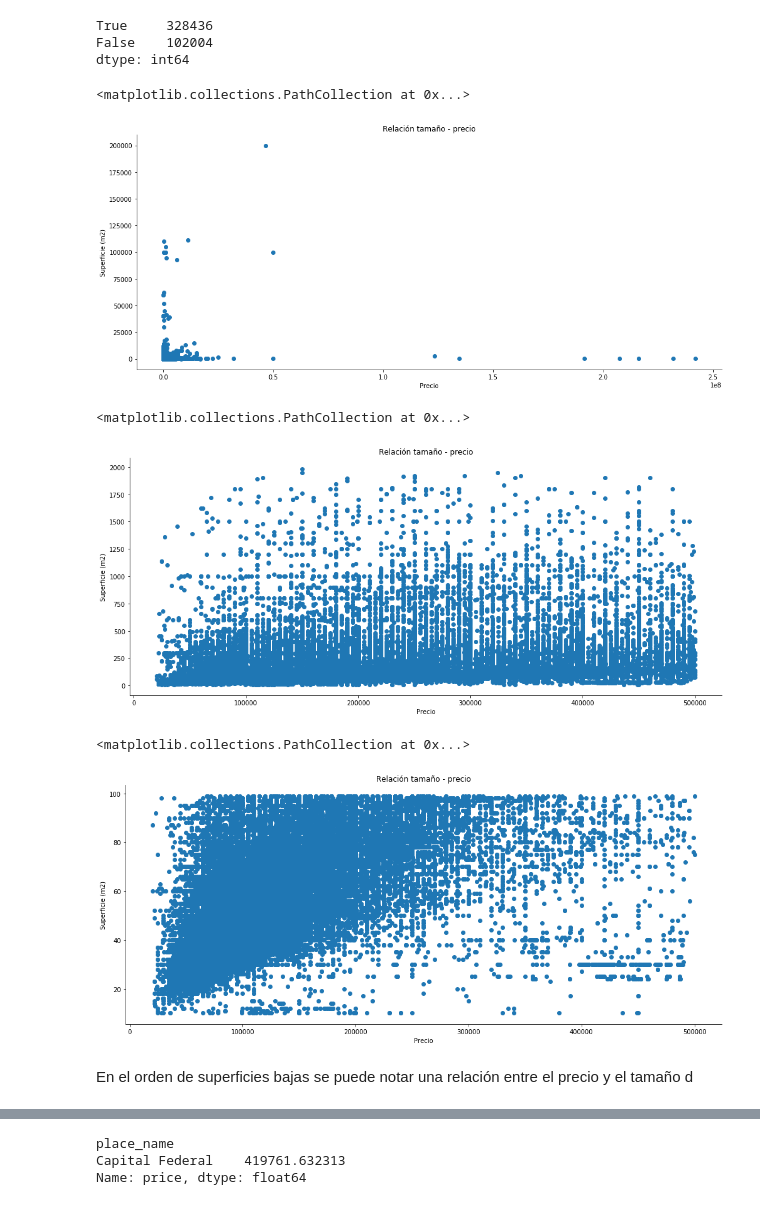
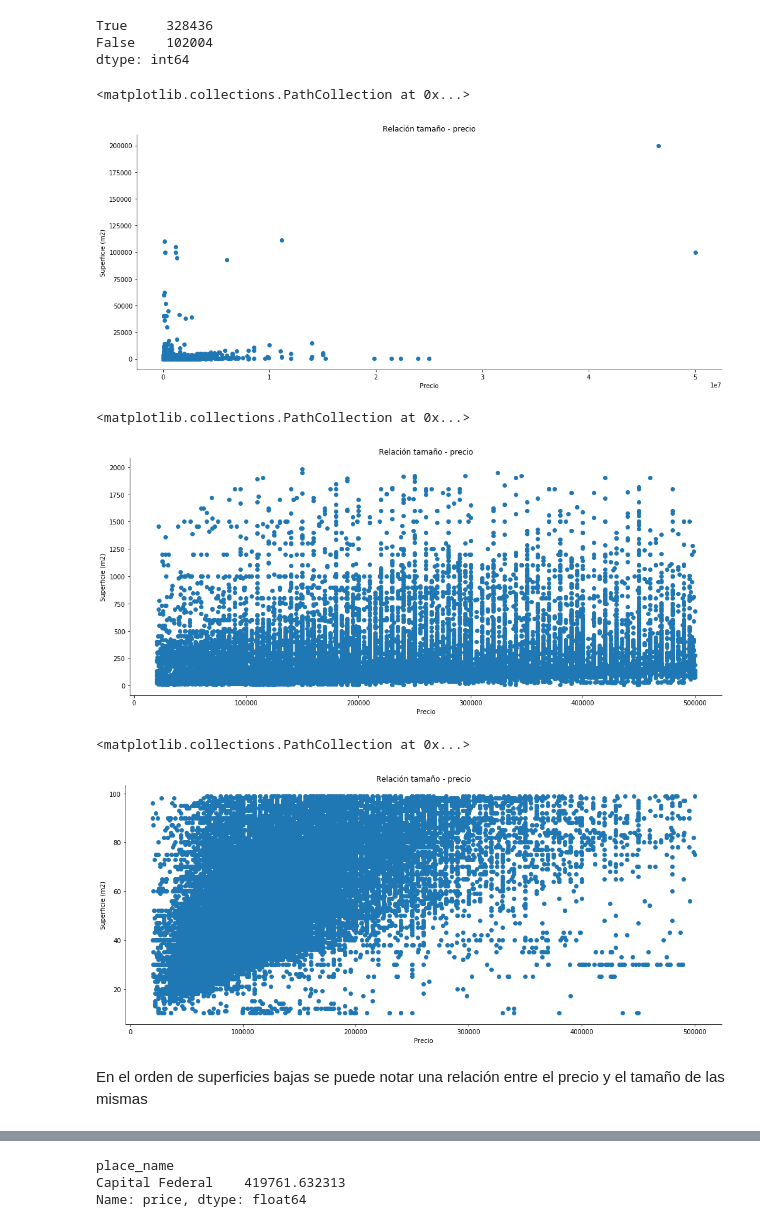
Before and after one commit to lucaslavandeira/7506-tp, a Jupyter notebook: analisis_exploratorio.ipynb, the cells around one changed output, grey strips where cells are left out. Saved outputs shown, nothing was run; the diff lists cells and outputs as text; code cells hidden in the pictures.

```diff
--- a/analisis_exploratorio.ipynb
+++ b/analisis_exploratorio.ipynb
@@ -24,7 +24,9 @@ dtypes = {
     'lon': float
 }
 cols = range(6) + range(8, 18) + [20, 21] + range(23, 27)
-df = pd.read_csv('data/data_gba_total.csv', dtype=dtypes, usecols=cols)
+parse_dates = ['created_on']
+
+df = pd.read_csv('data/data_gba_total.csv', dtype=dtypes, usecols=cols, parse_dates=parse_dates)
 # %%
 len(df)
 # %% [output]
@@ -420,7 +402,7 @@ True     328436
 False    102004
 dtype: int64
 # %%
-x = df.price
+x = df.price_aprox_usd
 y = df.surface_total_in_m2
 
 fig, ax = plt.subplots(figsize=(17, 7))
@@ -432,12 +414,12 @@ ax.set_xlabel('Precio')
 ax.scatter(x,y)
 # %% [output]
 <matplotlib.collections.PathCollection at 0x...>
-[figure, old version]
+[figure, new version]
 # %%
-filtro = df.loc[(df.price < 500000) & (df.price > 20000)]
+filtro = df.loc[(df.price_aprox_usd < 500000) & (df.price_aprox_usd > 20000)]
 filtro = filtro.loc[(filtro.surface_total_in_m2 < 2000) & (filtro.surface_total_in_m2 > 0)]
 
-x = filtro.price
+x = filtro.price_aprox_usd
 y = filtro.surface_total_in_m2
 
 fig, ax = plt.subplots(figsize=(17, 7))
@@ -449,23 +431,23 @@ ax.set_xlabel('Precio')
 ax.scatter(x,y)
 # %% [output]
 <matplotlib.collections.PathCollection at 0x...>
-[figure, old version]
+[figure, new version]
 # %%
-filtro = df.loc[(df.price < 500000) & (df.price > 20000)]
+filtro = df.loc[(df.price_aprox_usd < 500000) & (df.price_aprox_usd > 20000)]
 filtro = filtro.loc[(filtro.surface_total_in_m2 < 100) & (filtro.surface_total_in_m2 > 0)]
 
-x = filtro.price
+x = filtro.price_aprox_usd
 y = filtro.surface_total_in_m2
 
 fig, ax = plt.subplots(figsize=(17, 7))
 ax.spines['top'].set_visible(False)
 ax.spines['right'].set_visible(False)
 ax.set_title(u'Relación tamaño - precio')
 ax.set_ylabel(u'Superficie (m2)')
 ax.set_xlabel('Precio')
 ax.scatter(x,y)
 # %% [output]
 <matplotlib.collections.PathCollection at 0x...>
-[figure, old version]
+[figure, new version]
 # %% [markdown]
-En el orden de superficies bajas se puede notar una relación entre el precio y el tamaño d
+En el orden de superficies bajas se puede notar una relación entre el precio y el tamaño de las mismas
```
Also changed, not shown: parts of 18 cells of this notebook.
